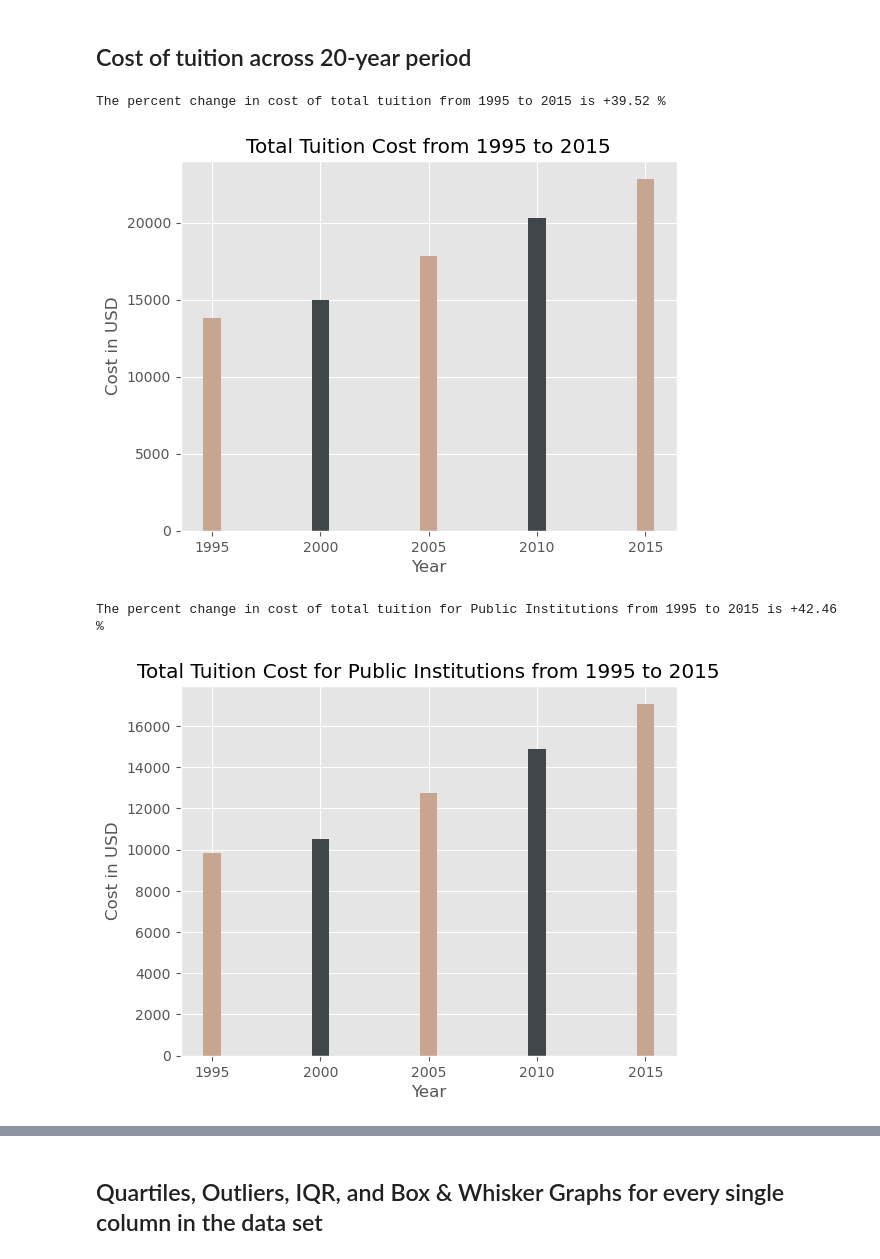
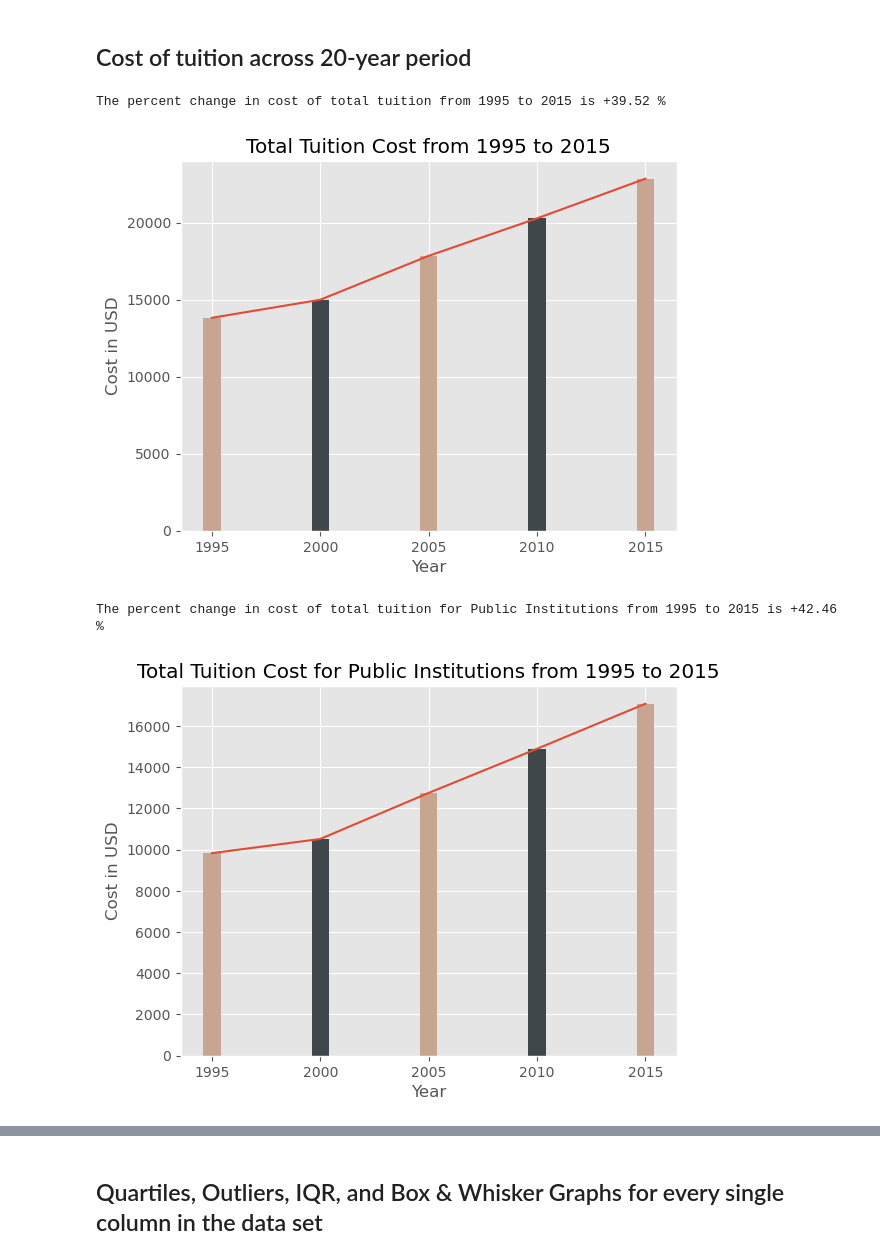
Before and after one commit to craha001/Project-1---Group-1, a Jupyter notebook: College Analysis.ipynb, the cells around one changed output, grey strips where cells are left out. Cells and saved outputs as stored; diff of their text form; code cells hidden in the pictures.

```diff
--- a/College Analysis.ipynb
+++ b/College Analysis.ipynb
@@ -666,31 +666,31 @@ plt.show()
 # %%
 # Select relevant columns ('Year' and 'Total tuition') from the tuition cost DataFrame
 tuition_year = tuition_cost_df[['Year', 'Total tuition']]
 
 # Filter the DataFrame to include only the years 1995, 2000, 2005, 2010, and 2015
 tuition_filter = tuition_year[tuition_year['Year'].isin([1995, 2000, 2005, 2010, 2015])][['Year', 'Total tuition']]
 
 # Create a bar plot to visualize the total tuition cost for the selected years
 plt.bar(tuition_filter['Year'], tuition_filter['Total tuition'], color=['#c8a591ff', '#40474b'])
-
+plt.plot(tuition_filter['Year'], tuition_filter['Total tuition'])
 # Set the title and labels for the x and y axes
 plt.title("Total Tuition Cost from 1995 to 2015")
 plt.xlabel("Year")
 plt.ylabel("Cost in USD")
 
 # Calculate the percent change in total tuition cost from 1995 to 2015
 tuit_2015 = tuition_filter['Total tuition'].max()  # Tuition cost in 2015
 tuit_1995 = tuition_filter['Total tuition'].min()  # Tuition cost in 1995
 percent_change = (tuit_2015 - tuit_1995) / tuit_2015 * 100  # Percent change calculation
 
 # Print the percent change in tuition cost from 1995 to 2015
 print(f"The percent change in cost of total tuition from 1995 to 2015 is +{percent_change:.2f} %")
 
 # Display the bar plot
 plt.show()
 # %% [output]
 The percent change in cost of total tuition from 1995 to 2015 is +39.52 %
-[figure, old version]
+[figure, new version]
 # %%
 # Select relevant columns ('Year' and 'Public Tuition') from the tuition cost DataFrame
 public_tuition = tuition_cost_df[['Year', 'Public Tuition']]
@@ -700,7 +700,7 @@ public_filter = public_tuition[public_tuition['Year'].isin([1995, 2000, 2005, 20
 
 # Create a bar plot to visualize the public tuition cost for the selected years
 plt.bar(public_filter['Year'], public_filter['Public Tuition'], color=['#c8a591ff', '#40474b'])
-
+plt.plot(public_filter['Year'], public_filter['Public Tuition'])
 # Set the title and labels for the x and y axes
 plt.title("Total Tuition Cost for Public Institutions from 1995 to 2015")
 plt.xlabel("Year")
@@ -718,7 +718,7 @@ print(f"The percent change in cost of total tuition for Public Institutions from
 plt.show()
 # %% [output]
 The percent change in cost of total tuition for Public Institutions from 1995 to 2015 is +42.46 %
-[figure, old version]
+[figure, new version]
 # %%
 # Select relevant columns ('Year' and 'Private Tuition') from the tuition cost DataFrame
 priv_tuition = tuition_cost_df[['Year', 'Private Tuition']]
```
Also changed, not shown: parts of 1 cell of this notebook.
